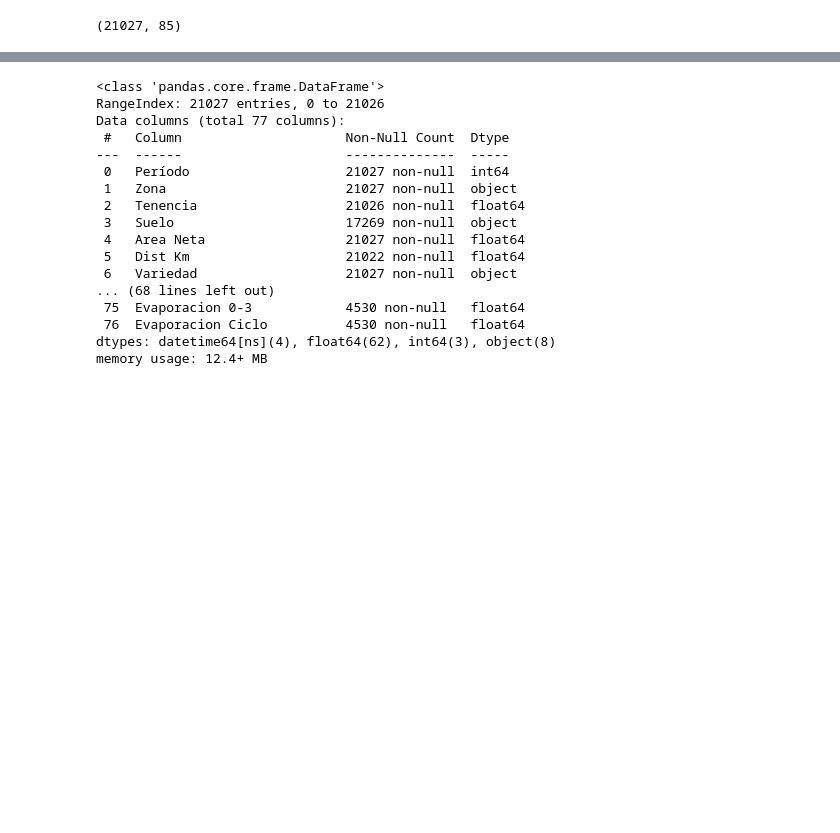
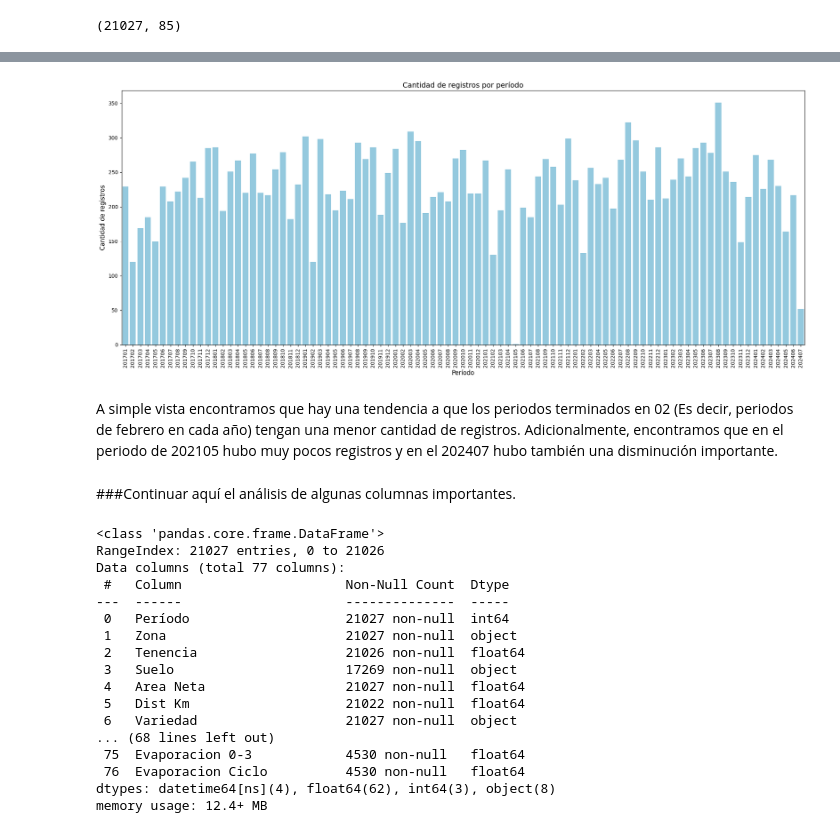
Before and after one commit to Yustes1704/Analisis_Cuantitativo_Ingenio, a Jupyter notebook: Taller_Final.ipynb, the cells around one changed output, grey strips where cells are left out. Drawn from its saved outputs; the diff is of its cells as text; code cells hidden in the pictures; blank space fills up the shorter version.

```diff
--- a/Taller_Final.ipynb
+++ b/Taller_Final.ipynb
@@ -41,3 +68,21 @@ df.head()
+# %%
+conteo_periodos = df['Período'].value_counts().sort_index()
+
+# Gráfico de barras
+plt.figure(figsize=(24,9))
+sns.barplot(x=conteo_periodos.index, y=conteo_periodos.values, color="skyblue")
+
+plt.title("Cantidad de registros por período", fontsize=14)
+plt.xlabel("Período", fontsize=12)
+plt.ylabel("Cantidad de registros", fontsize=12)
+plt.xticks(rotation=90)
+plt.show()
+# %% [output]
+[figure, added]
+# %% [markdown]
+A simple vista encontramos que hay una tendencia a que los periodos terminados en 02 (Es decir, periodos de febrero en cada año) tengan una menor cantidad de registros. Adicionalmente, encontramos que en el periodo de 202105 hubo muy pocos registros y en el 202407 hubo también una disminución importante.
+# %% [markdown]
+###Continuar aquí el análisis de algunas columnas importantes.
 # %%
 cols_drop = [
     "Hacienda", "Nombre", "Suerte",
```
Also changed, not shown: parts of 14 cells of this notebook.
